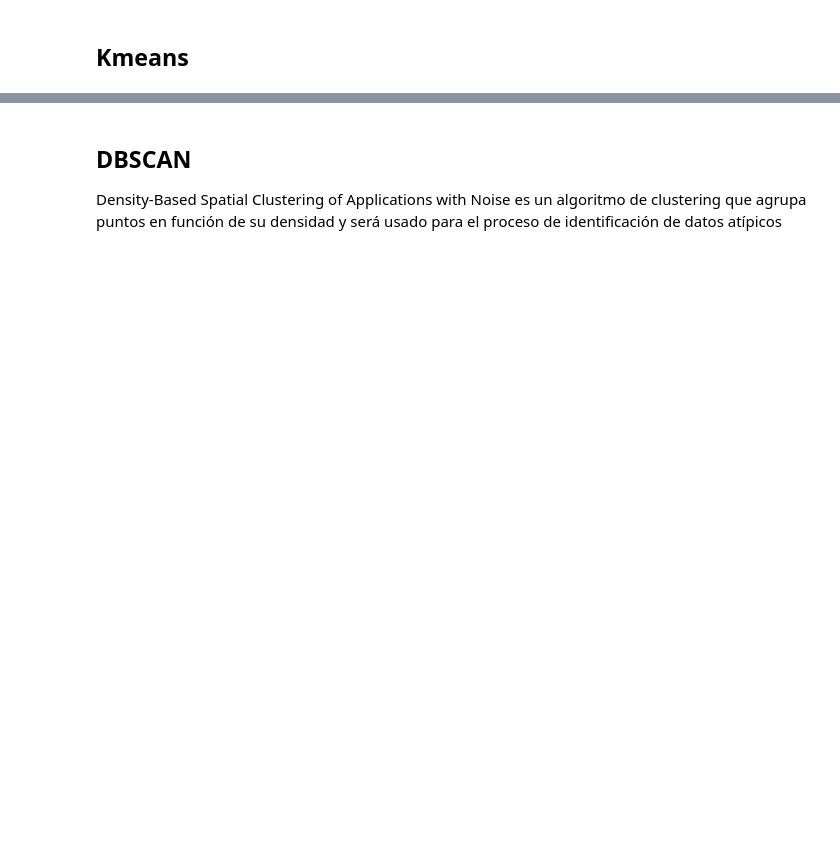
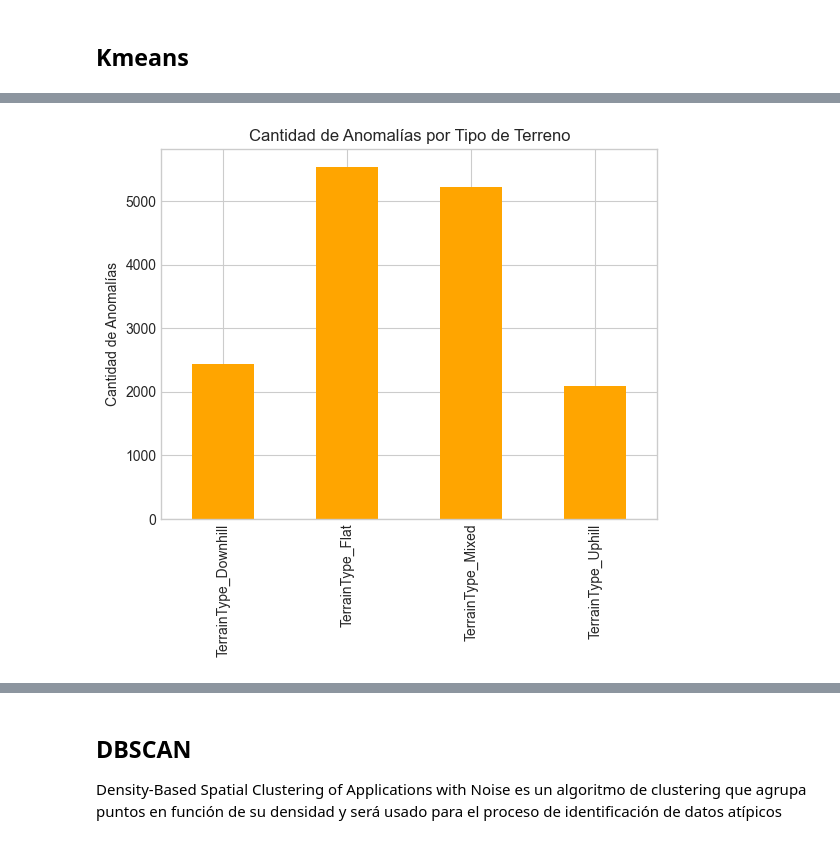
Before and after one commit to lauraich/running_anomalies_detection_data_analysis, a Jupyter notebook: Proyecto_final_analisis_de_datos_I.ipynb, the cells around one changed output, grey strips where cells are left out. Cells and saved outputs as stored; diff of their text form; code cells hidden in the pictures; blank space fills up the shorter version.

```diff
--- a/Proyecto_final_analisis_de_datos_I.ipynb
+++ b/Proyecto_final_analisis_de_datos_I.ipynb
@@ -1065,0 +1137,11 @@ print('KMeans clustering detected anomalies:', cluster_anomalies)
+# %%
+terrain_cols = ['TerrainType_Downhill', 'TerrainType_Flat', 'TerrainType_Mixed', 'TerrainType_Uphill']
+# Sumar anomalías por tipo de terreno en todo el dataset
+anomalies_by_terrain = df_anomalies[terrain_cols].sum()
+
+# Graficar la cantidad de anomalías por tipo de terreno
+anomalies_by_terrain.plot(kind='bar', color='orange', title='Cantidad de Anomalías por Tipo de Terreno')
+plt.ylabel('Cantidad de Anomalías')
+plt.show()
+# %% [output]
+[figure, added]
```
Also changed, not shown: parts of 15 cells of this notebook.
